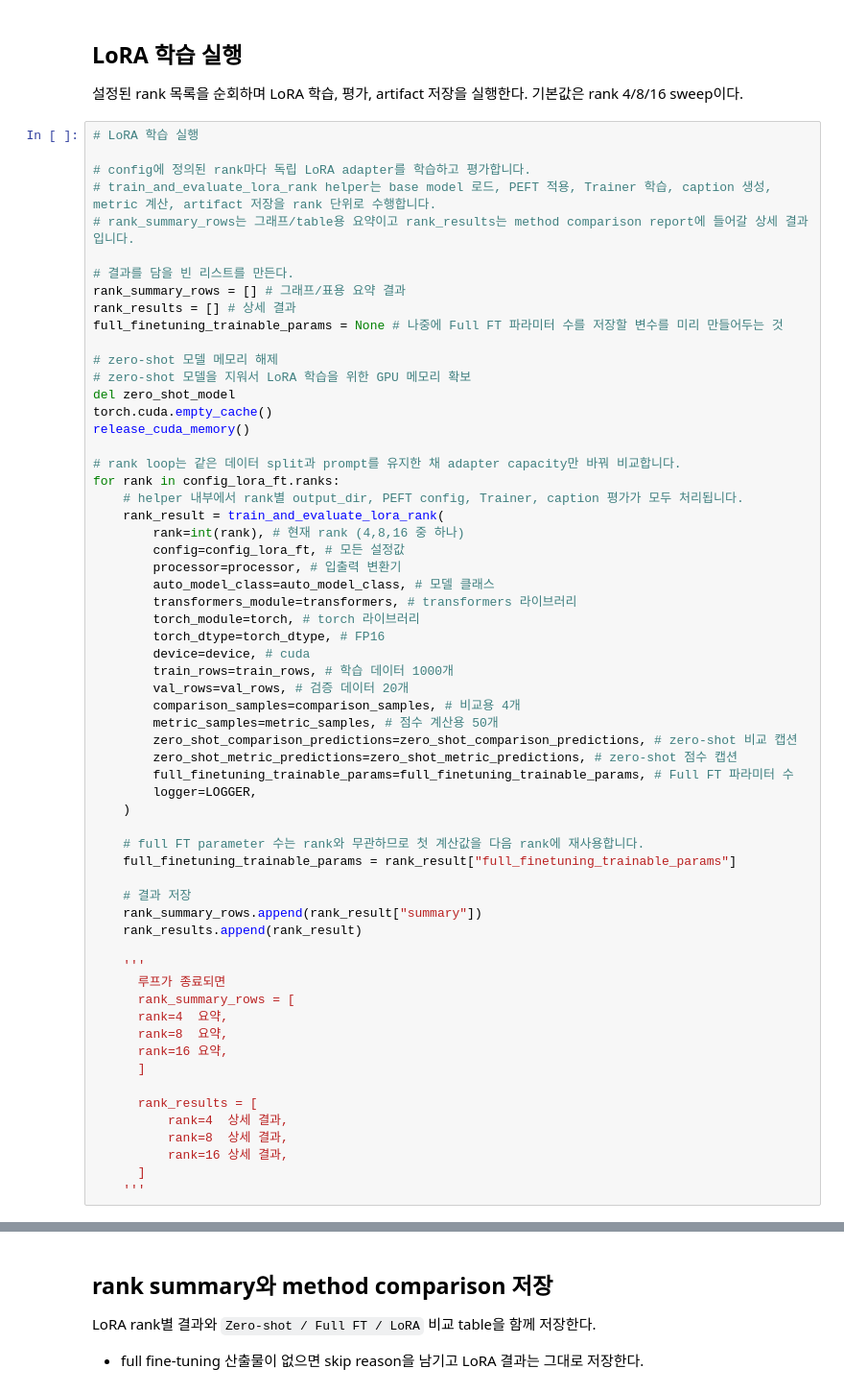
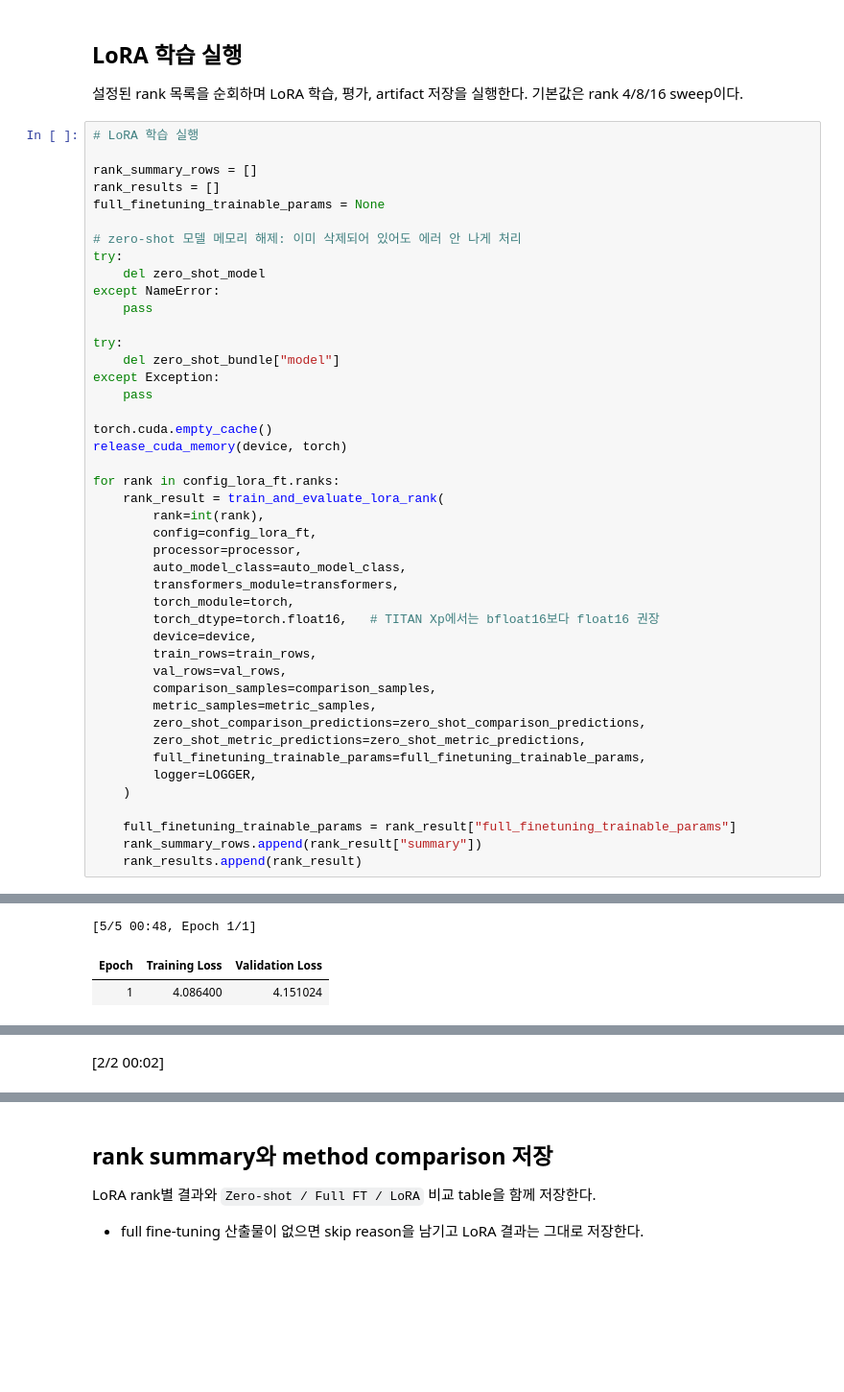
Before and after one commit to taeyoung0524/CNN, a Jupyter notebook: VLM/model/2_5_PEFT.ipynb, the cells around one changed output, grey strips where cells are left out. Shown at 96% size. Cells and saved outputs as stored; diff of their text form; blank space fills up the shorter version.

```diff
--- a/VLM/model/2_5_PEFT.ipynb
+++ b/VLM/model/2_5_PEFT.ipynb
@@ -566,61 +455,45 @@ release_cuda_memory(device, torch) # 파이썬 변수에서 지웠다고 GPU 메
 # %%
 # LoRA 학습 실행
 
-# config에 정의된 rank마다 독립 LoRA adapter를 학습하고 평가합니다.
-# train_and_evaluate_lora_rank helper는 base model 로드, PEFT 적용, Trainer 학습, caption 생성, metric 계산, artifact 저장을 rank 단위로 수행합니다.
-# rank_summary_rows는 그래프/table용 요약이고 rank_results는 method comparison report에 들어갈 상세 결과입니다.
+rank_summary_rows = []
+rank_results = []
+full_finetuning_trainable_params = None
 
-# 결과를 담을 빈 리스트를 만든다.
-rank_summary_rows = [] # 그래프/표용 요약 결과
-rank_results = [] # 상세 결과
-full_finetuning_trainable_params = None # 나중에 Full FT 파라미터 수를 저장할 변수를 미리 만들어두는 것
+# zero-shot 모델 메모리 해제: 이미 삭제되어 있어도 에러 안 나게 처리
+try:
+    del zero_shot_model
+except NameError:
+    pass
 
-# zero-shot 모델 메모리 해제
-# zero-shot 모델을 지워서 LoRA 학습을 위한 GPU 메모리 확보
-del zero_shot_model
+try:
+    del zero_shot_bundle["model"]
+except Exception:
+    pass
+
 torch.cuda.empty_cache()
-release_cuda_memory()
+release_cuda_memory(device, torch)
 
-# rank loop는 같은 데이터 split과 prompt를 유지한 채 adapter capacity만 바꿔 비교합니다.
 for rank in config_lora_ft.ranks:
-    # helper 내부에서 rank별 output_dir, PEFT config, Trainer, caption 평가가 모두 처리됩니다.
     rank_result = train_and_evaluate_lora_rank(
-        rank=int(rank), # 현재 rank (4,8,16 중 하나)
-        config=config_lora_ft, # 모든 설정값
-        processor=processor, # 입출력 변환기
-        auto_model_class=auto_model_class, # 모델 클래스
-        transformers_module=transformers, # transformers 라이브러리
-        torch_module=torch, # torch 라이브러리
-        torch_dtype=torch_dtype, # FP16
-        device=device, # cuda
-        train_rows=train_rows, # 학습 데이터 1000개
-        val_rows=val_rows, # 검증 데이터 20개
-        comparison_samples=comparison_samples, # 비교용 4개
-        metric_samples=metric_samples, # 점수 계산용 50개
-        zero_shot_comparison_predictions=zero_shot_comparison_predictions, # zero-shot 비교 캡션
-        zero_shot_metric_predictions=zero_shot_metric_predictions, # zero-shot 점수 캡션
-        full_finetuning_trainable_params=full_finetuning_trainable_params, # Full FT 파라미터 수
+        rank=int(rank),
+        config=config_lora_ft,
+        processor=processor,
+        auto_model_class=auto_model_class,
+        transformers_module=transformers,
+        torch_module=torch,
+        torch_dtype=torch.float16,   # TITAN Xp에서는 bfloat16보다 float16 권장
+        device=device,
+        train_rows=train_rows,
+        val_rows=val_rows,
+        comparison_samples=comparison_samples,
+        metric_samples=metric_samples,
+        zero_shot_comparison_predictions=zero_shot_comparison_predictions,
+        zero_shot_metric_predictions=zero_shot_metric_predictions,
+        full_finetuning_trainable_params=full_finetuning_trainable_params,
         logger=LOGGER,
     )
 
-    # full FT parameter 수는 rank와 무관하므로 첫 계산값을 다음 rank에 재사용합니다.
     full_finetuning_trainable_params = rank_result["full_finetuning_trainable_params"]
-
-    # 결과 저장
     rank_summary_rows.append(rank_result["summary"])
     rank_results.append(rank_result)
-
-    '''
-      루프가 종료되면
-      rank_summary_rows = [
-      rank=4  요약,
-      rank=8  요약,
-      rank=16 요약,
-      ]
-
-      rank_results = [
-          rank=4  상세 결과,
-          rank=8  상세 결과,
-          rank=16 상세 결과,
-      ]
-    '''
+# %% [output]
@@ -626,0 +501,3 @@ for rank in config_lora_ft.ranks:
+[5/5 00:48, Epoch 1/1]
+| Epoch | Training Loss | Validation Loss |
+| 1 | 4.086400 | 4.151024 |
@@ -626,0 +505 @@ for rank in config_lora_ft.ranks:
+[2/2 00:02]
```
Also changed, not shown: parts of 18 cells of this notebook, 42 other files.
